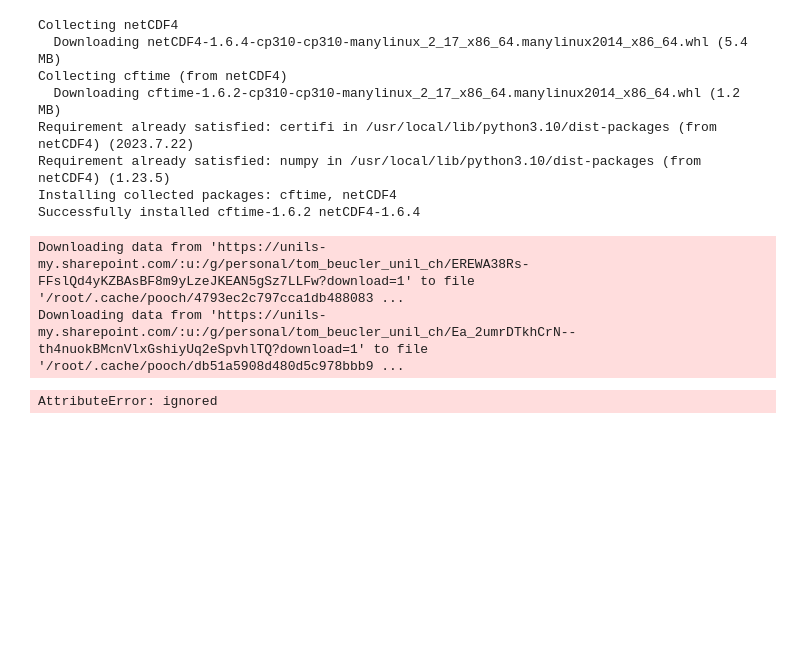
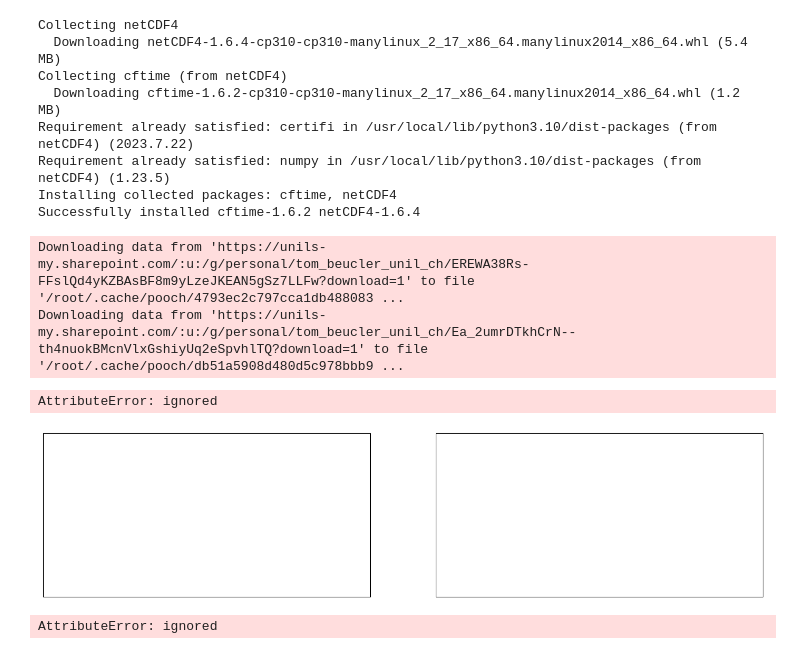
Before and after one commit to explaureart/2023_Intro_Python, a Jupyter notebook: W2_S2.ipynb, the cells around one changed output. Cells and saved outputs as stored; diff of their text form; code cells hidden in the pictures; blank space fills up the shorter version.

```diff
--- a/W2_S2.ipynb
+++ b/W2_S2.ipynb
@@ -200,6 +200,19 @@ Installing collected packages: cftime, netCDF4
 Successfully installed cftime-1.6.2 netCDF4-1.6.4
 Downloading data from 'https://unils-my.sharepoint.com/:u:/g/personal/tom_beucler_unil_ch/EREWA38Rs-FFslQd4yKZBAsBF8m9yLzeJKEAN5gSz7LLFw?download=1' to file '/root/.cache/pooch/4793ec2c797cca1db488083 ...
 Downloading data from 'https://unils-my.sharepoint.com/:u:/g/personal/tom_beucler_unil_ch/Ea_2umrDTkhCrN--th4nuokBMcnVlxGshiyUq2eSpvhlTQ?download=1' to file '/root/.cache/pooch/db51a5908d480d5c978bbb9 ...
+# %%
+import matplotlib.pyplot as plt
+#import cartopy.feature as cfeature
+import numpy as np
+
+fig,ax = plt.subplots(1,2,figsize=(18, 12),subplot_kw={'projection': ccrs.TransverseMercator()})
+# The rest doesn't change:
+ax[:].set_extent([-180, 180, -90, -55], ccrs.PlateCarree())
+ax[_].______________(cartopy.______.____, edgecolor='___',facecolor='________')
+ax[_].gridlines(lw=_,color='_')
+# %% [output]
+AttributeError: ignored
+[figure, added]
 # %%
 import matplotlib.pyplot as plt
 #import cartopy.feature as cfeature
```
